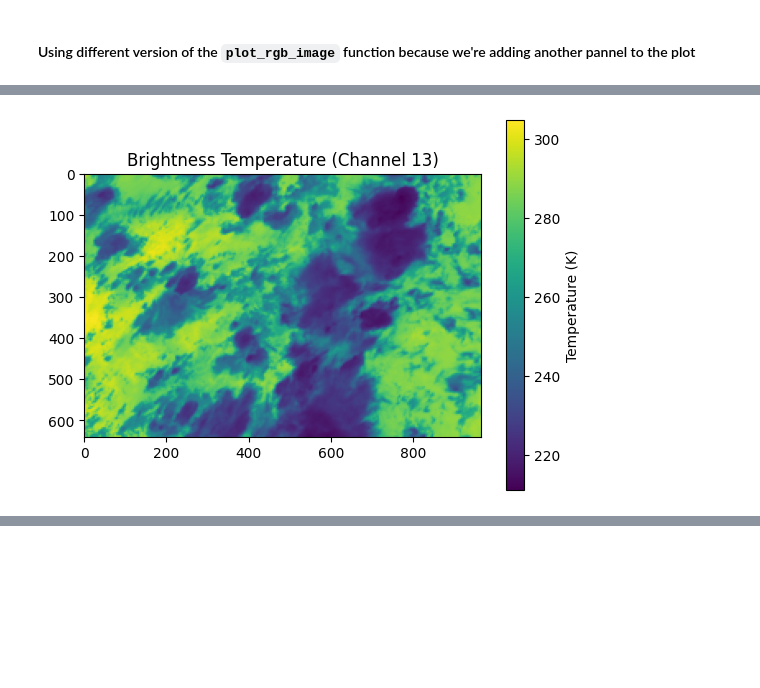
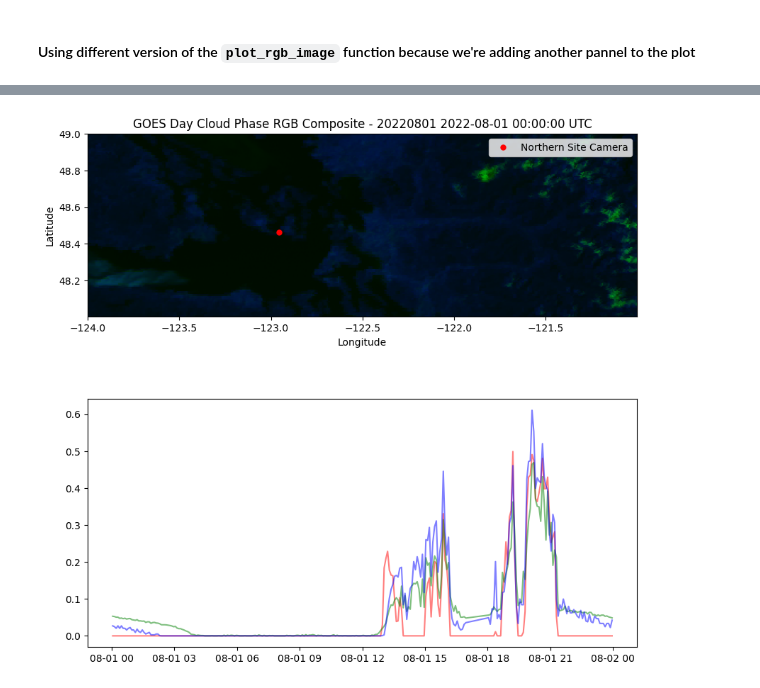
Before and after one commit to clinton-alden/goes_clouds, a Jupyter notebook: analysis/02_compare_RGBvals_to_loop.ipynb, the cells around one changed output, grey strips where cells are left out. Drawn from its saved outputs; the diff is of its cells as text; code cells hidden in the pictures; blank space fills up the shorter version.

Commit message:
new plots

```diff
--- a/analysis/02_compare_RGBvals_to_loop.ipynb
+++ b/analysis/02_compare_RGBvals_to_loop.ipynb
@@ -146,13 +195,6 @@ ds = ds.sortby('t')
 date = '20230605'
 time_of_day = '20:00:00'
 ds_i = ds.sel(t=time_of_day, method='nearest')
-# %%
-# Display the brightness temperature data
-plt.imshow(ds_i.btemp_C13, cmap='viridis')  # You can choose a colormap like 'viridis'
-
-# Optionally, customize the plot
-plt.title("Brightness Temperature (Channel 13)")
-plt.colorbar(label="Temperature (K)")
-plt.show()
-# %% [output]
-[figure, removed]
+# %%
+make_gif(ds, date)
+# %% [output]
@@ -158,0 +202 @@ plt.show()
+[figure, added]
```
Also changed, not shown: parts of 5 cells of this notebook, 1 other file.
